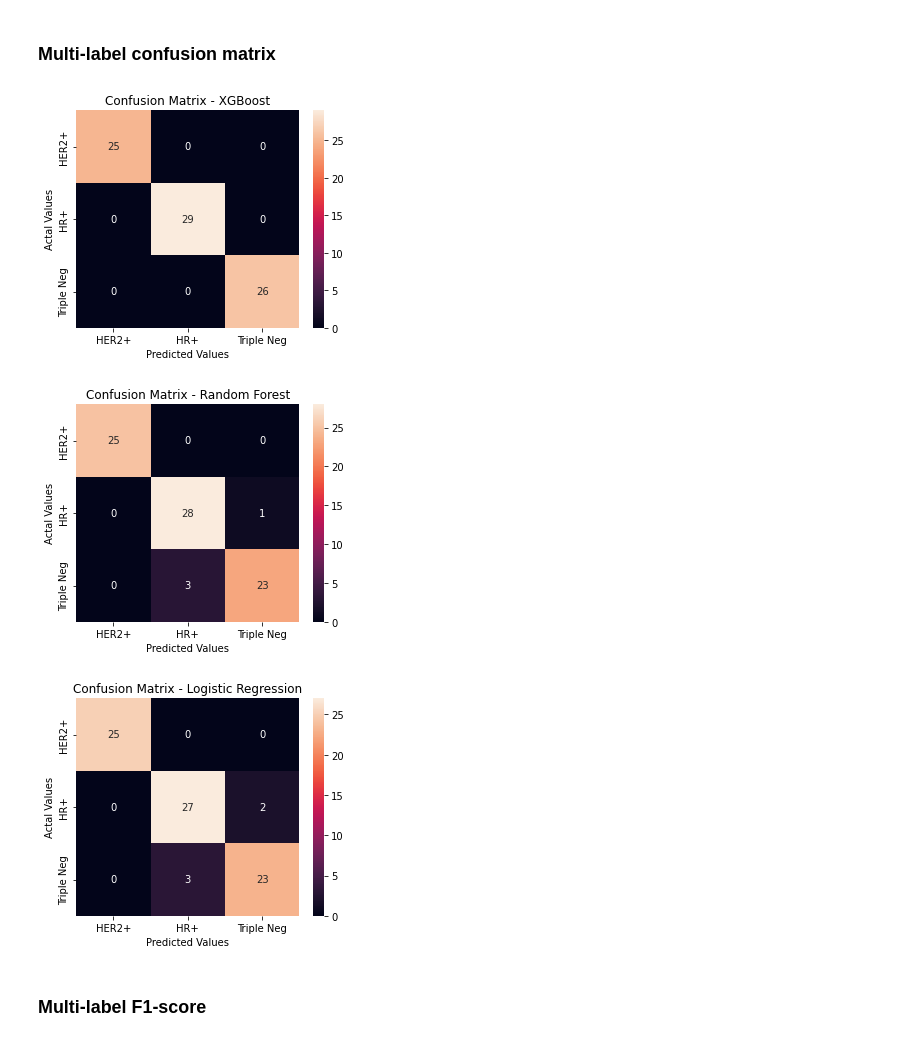
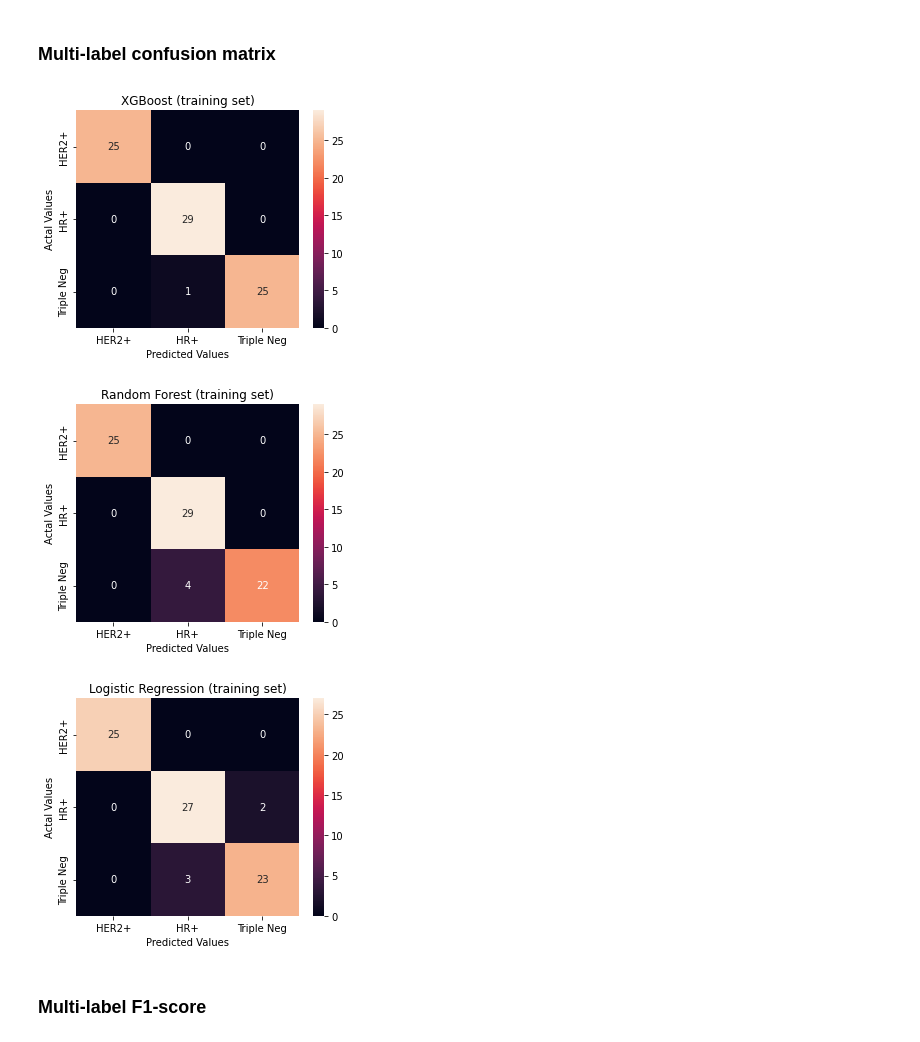
Before and after one commit to aaronyhsl/B4TM2022, a Jupyter notebook: src/feature_selections.ipynb, the cells around one changed output. Drawn from its saved outputs; the diff is of its cells as text; code cells hidden in the pictures.

```diff
--- a/src/feature_selections.ipynb
+++ b/src/feature_selections.ipynb
@@ -135,11 +135,11 @@ HER2+         32
 Triple Neg    32
 Name: Subgroup, dtype: int64
 # %%
-X_train, X_test, y_train, y_test = train_test_split(X,y,test_size=.20, random_state=42)
+X_train, X_val, y_train, y_val = train_test_split(X,y,val_size=.20, random_state=42)
 print('X_train', X_train.shape)
-print('X_test', X_test.shape)
+print('X_val', X_val.shape)
 print('y_train', y_train.shape)
-print('y_test', y_test.shape)
+print('y_val', y_val.shape)
 # %% [output]
 X_train (80, 2834)
 X_test (20, 2834)
@@ -677,5 +846,19 @@ Please also refer to the documentation for alternative solver options:
     nan 0.7625    nan 0.75      nan 0.7625    nan 0.7375    nan 0.675
     nan 0.6625    nan 0.65      nan 0.65      nan 0.65      nan 0.65  ]
   category=UserWarning,
+# %%
+### final optimal models train on all train set
+
+# XGBoost
+opt_xgb = result_xgb.best_estimator_
+final_opt_xgb = opt_xgb.fit(X_train_fs_mutinfo, lc_y_train)
+
+# Random Forest
+opt_rf = result_rf.best_estimator_
+final_opt_rf = opt_rf.fit(X_train_fs_mutinfo, y_train)
+
+# Logistic Regression
+opt_lr = result_lr.best_estimator_
+final_opt_lr = opt_lr.fit(X_train_fs_mutinfo, y_train)
 # %% [markdown]
 # Model Evaluation
@@ -726,13 +902,13 @@ from sklearn.metrics import multilabel_confusion_matrix
 from sklearn.metrics import confusion_matrix
 # %%
 # XGBoost prediction
-y_pred_train_xgb = opt_xgb.predict(X_train_fs_mutinfo)
+y_pred_train_xgb = final_opt_xgb.predict(X_train_fs_mutinfo)
 
 # Random Forest prediction
-y_pred_train_rf = opt_rf.predict(X_train_fs_mutinfo)
+y_pred_train_rf = final_opt_rf.predict(X_train_fs_mutinfo)
 
 # Logistic Regression prediction
-y_pred_train_lr = opt_lr.predict(X_train_fs_mutinfo)
+y_pred_train_lr = final_opt_lr.predict(X_train_fs_mutinfo)
 # %%
 # Confusion matrix for XGBoost
 confusion_mx_train_xgb = confusion_matrix(lc_y_train, y_pred_train_xgb)
@@ -763,31 +939,31 @@ confusion_mx_train_lr_df = pd.DataFrame(confusion_mx_train_lr,
 #Plotting the confusion matrix - XGBoost
 plt.figure(figsize=(5,4))
 sns.heatmap(confusion_mx_train_xgb_df, annot=True)
-plt.title('Confusion Matrix - XGBoost (on training set)')
+plt.title('XGBoost (training set)')
 plt.ylabel('Actal Values')
 plt.xlabel('Predicted Values')
 plt.show()
 # %% [output]
-[figure, old version]
+[figure, new version]
 # %%
 #Plotting the confusion matrix - Random Forest
 plt.figure(figsize=(5,4))
 sns.heatmap(confusion_mx_train_rf_df, annot=True)
-plt.title('Confusion Matrix - Random Forest')
+plt.title('Random Forest (training set)')
 plt.ylabel('Actal Values')
 plt.xlabel('Predicted Values')
 plt.show()
 # %% [output]
-[figure, old version]
+[figure, new version]
 # %%
 #Plotting the confusion matrix - Logistic Regression
 plt.figure(figsize=(5,4))
 sns.heatmap(confusion_mx_train_lr_df, annot=True)
-plt.title('Confusion Matrix - Logistic Regression')
+plt.title('Logistic Regression (training set)')
 plt.ylabel('Actal Values')
 plt.xlabel('Predicted Values')
 plt.show()
 # %% [output]
-[figure, old version]
+[figure, new version]
 # %% [markdown]
 ### Multi-label F1-score
```
Also changed, not shown: parts of 38 cells of this notebook, 3 other files.
